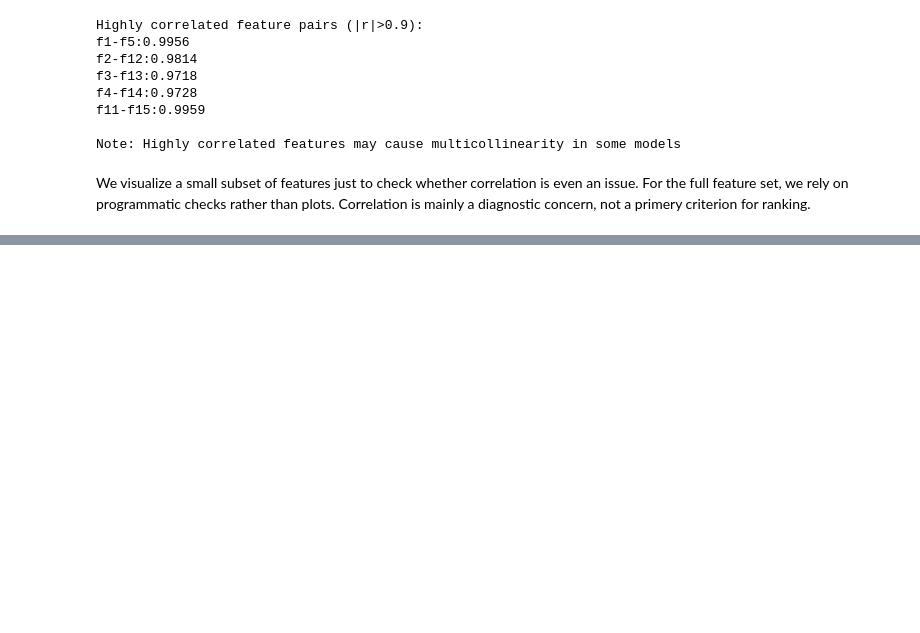
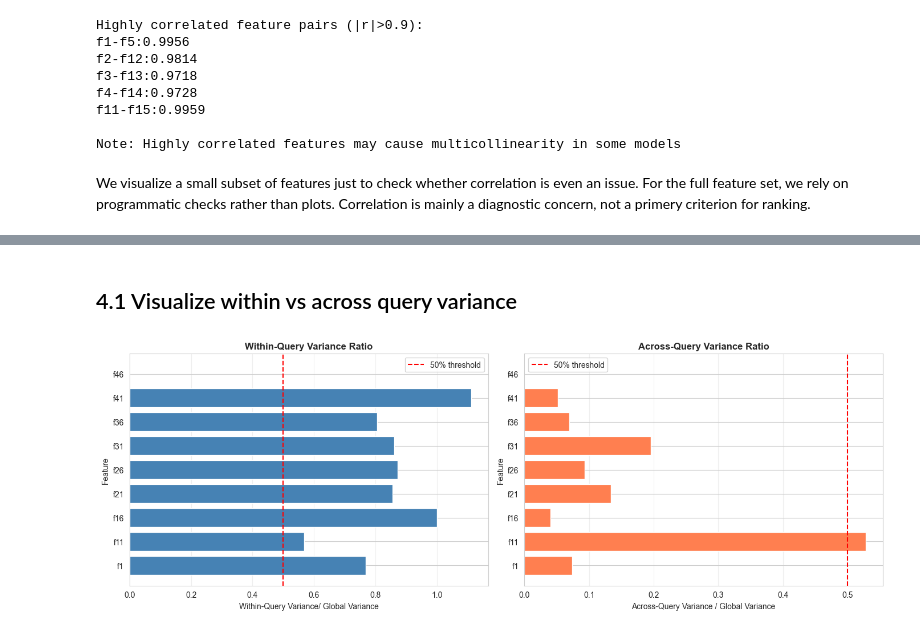
Before and after one commit to KushalMarahatta/Capstone_coding, a Jupyter notebook: notebooks/02_feature_analysis.ipynb, the cells around one changed output, grey strips where cells are left out. Drawn from its saved outputs; the diff is of its cells as text; code cells hidden in the pictures; blank space fills up the shorter version.

```diff
--- a/notebooks/02_feature_analysis.ipynb
+++ b/notebooks/02_feature_analysis.ipynb
@@ -551,0 +653,27 @@ We visualize a small subset of features just to check whether correlation is eve
+# %% [markdown]
+## 4.1 Visualize within vs across query variance
+# %%
+fig, axes=plt.subplots(1,2, figsize=(14,5))
+
+#Plot 1: within-query variance ratio
+axes[0].barh(query_var_df['feature'],query_var_df['within_to_global_ratio'], color='steelblue')
+axes[0].axvline(x=0.5, color='red',linestyle='--', label='50% threshold')
+axes[0].set_xlabel('Within-Query Variance/ Global Variance')
+axes[0].set_ylabel('Feature')
+axes[0].set_title('Within-Query Variance Ratio', fontweight='bold')
+axes[0].legend()
+axes[0].grid(axis='x', alpha=0.3)
+
+#Plot 2: Across-query varaince ratio
+axes[1].barh(query_var_df['feature'], query_var_df['across_to_global_ratio'], color='coral')
+axes[1].axvline(x=0.5, color='red', linestyle='--', label='50% threshold')
+axes[1].set_xlabel('Across-Query Variance / Global Variance')
+axes[1].set_ylabel('Feature')
+axes[1].set_title('Across-Query Variance Ratio', fontweight='bold')
+axes[1].legend()
+axes[1].grid(axis='x', alpha=0.3)
+
+plt.tight_layout()
+plt.show()
+# %% [output]
+[figure, added]
```
Also changed, not shown: parts of 15 cells of this notebook.
